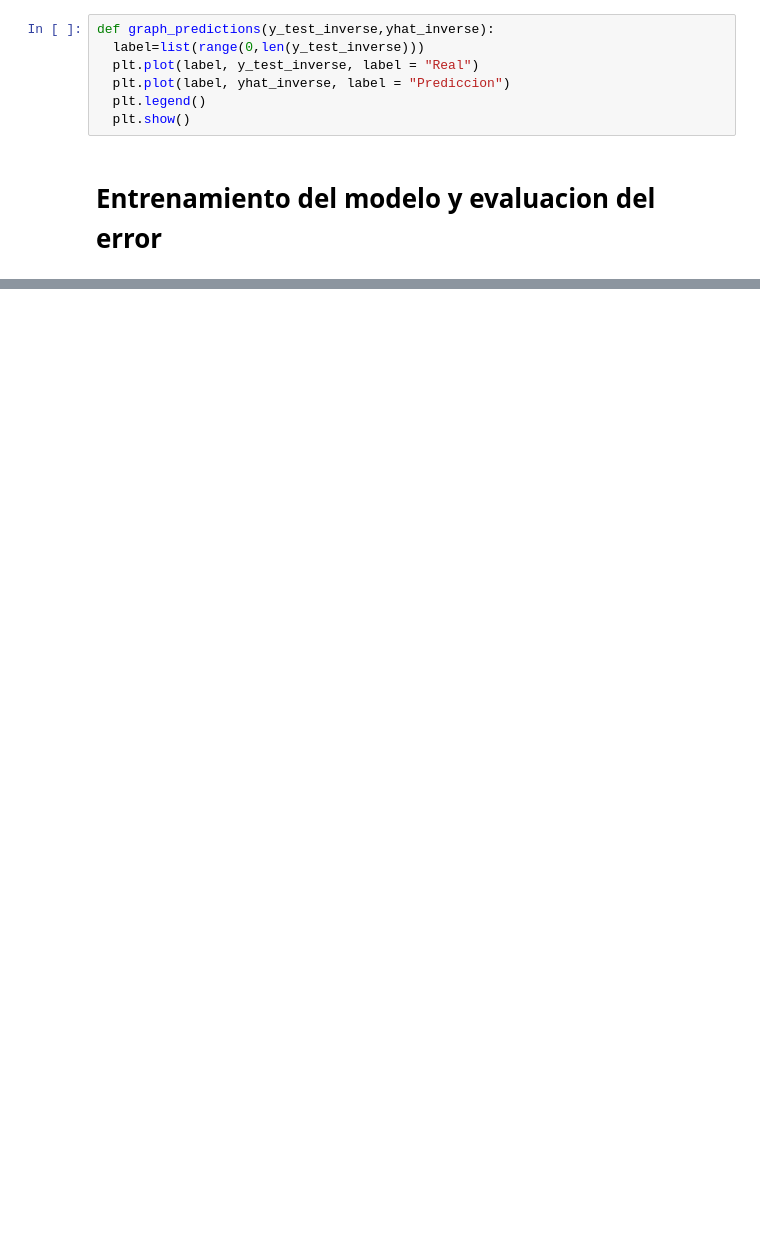
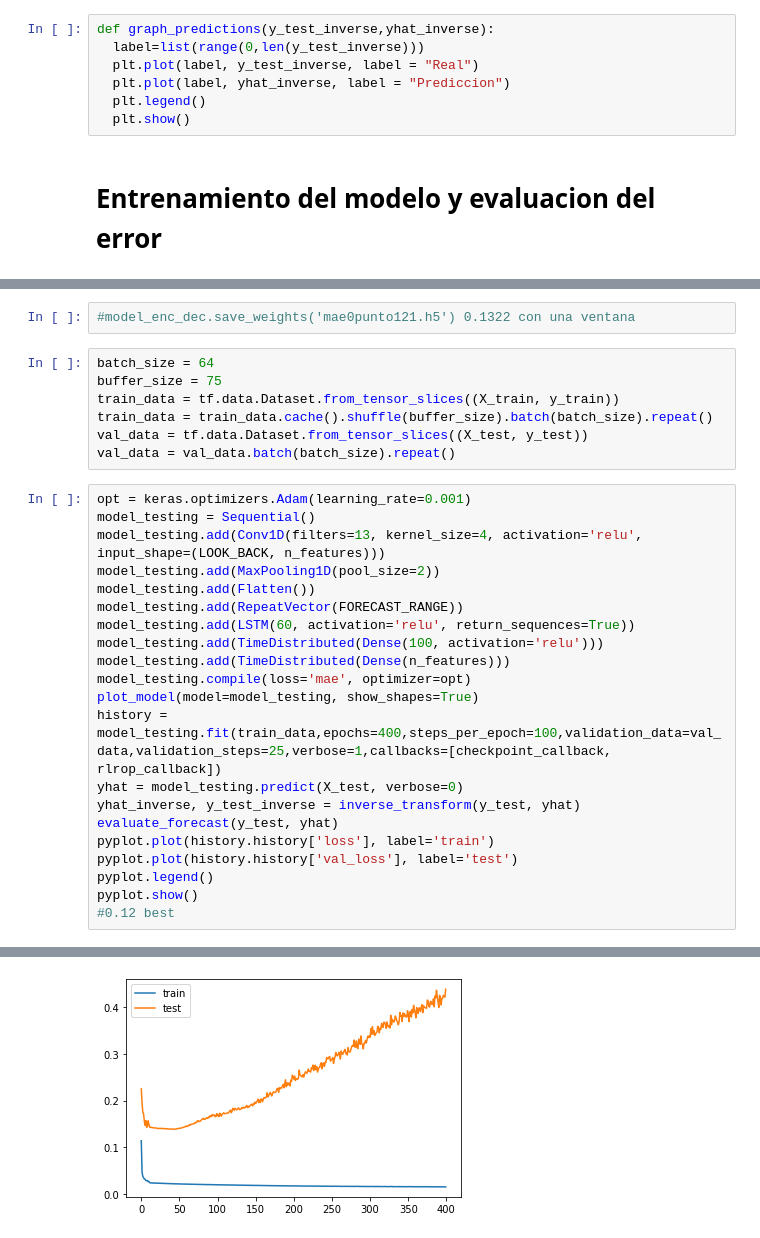
Before and after one commit to bchuchucaa/RNNConsumoDeAgua, a Jupyter notebook: LstmWaterConsumption1990_21.ipynb, the cells around one changed output, grey strips where cells are left out. Cells and saved outputs as stored; diff of their text form; blank space fills up the shorter version.

```diff
--- a/LstmWaterConsumption1990_21.ipynb
+++ b/LstmWaterConsumption1990_21.ipynb
@@ -346,0 +267,31 @@ Name: Date, Length: 380, dtype: datetime64[ns]
+# %%
+#model_enc_dec.save_weights('mae0punto121.h5') 0.1322 con una ventana
+# %%
+batch_size = 64
+buffer_size = 75
+train_data = tf.data.Dataset.from_tensor_slices((X_train, y_train))
+train_data = train_data.cache().shuffle(buffer_size).batch(batch_size).repeat()
+val_data = tf.data.Dataset.from_tensor_slices((X_test, y_test))
+val_data = val_data.batch(batch_size).repeat()
+# %%
+opt = keras.optimizers.Adam(learning_rate=0.001)
+model_testing = Sequential()
+model_testing.add(Conv1D(filters=13, kernel_size=4, activation='relu', input_shape=(LOOK_BACK, n_features)))
+model_testing.add(MaxPooling1D(pool_size=2))
+model_testing.add(Flatten())
+model_testing.add(RepeatVector(FORECAST_RANGE))
+model_testing.add(LSTM(60, activation='relu', return_sequences=True))
+model_testing.add(TimeDistributed(Dense(100, activation='relu')))
+model_testing.add(TimeDistributed(Dense(n_features)))
+model_testing.compile(loss='mae', optimizer=opt)
+plot_model(model=model_testing, show_shapes=True)
+history = model_testing.fit(train_data,epochs=400,steps_per_epoch=100,validation_data=val_data,validation_steps=25,verbose=1,callbacks=[checkpoint_callback, rlrop_callback])
+yhat = model_testing.predict(X_test, verbose=0)
+yhat_inverse, y_test_inverse = inverse_transform(y_test, yhat)
+evaluate_forecast(y_test, yhat)
+pyplot.plot(history.history['loss'], label='train')
+pyplot.plot(history.history['val_loss'], label='test')
+pyplot.legend()
+pyplot.show()
+#0.12 best
+# %% [output]
@@ -346,0 +315 @@ Name: Date, Length: 380, dtype: datetime64[ns]
+[figure, added]
```
Also changed, not shown: parts of 44 cells of this notebook.
